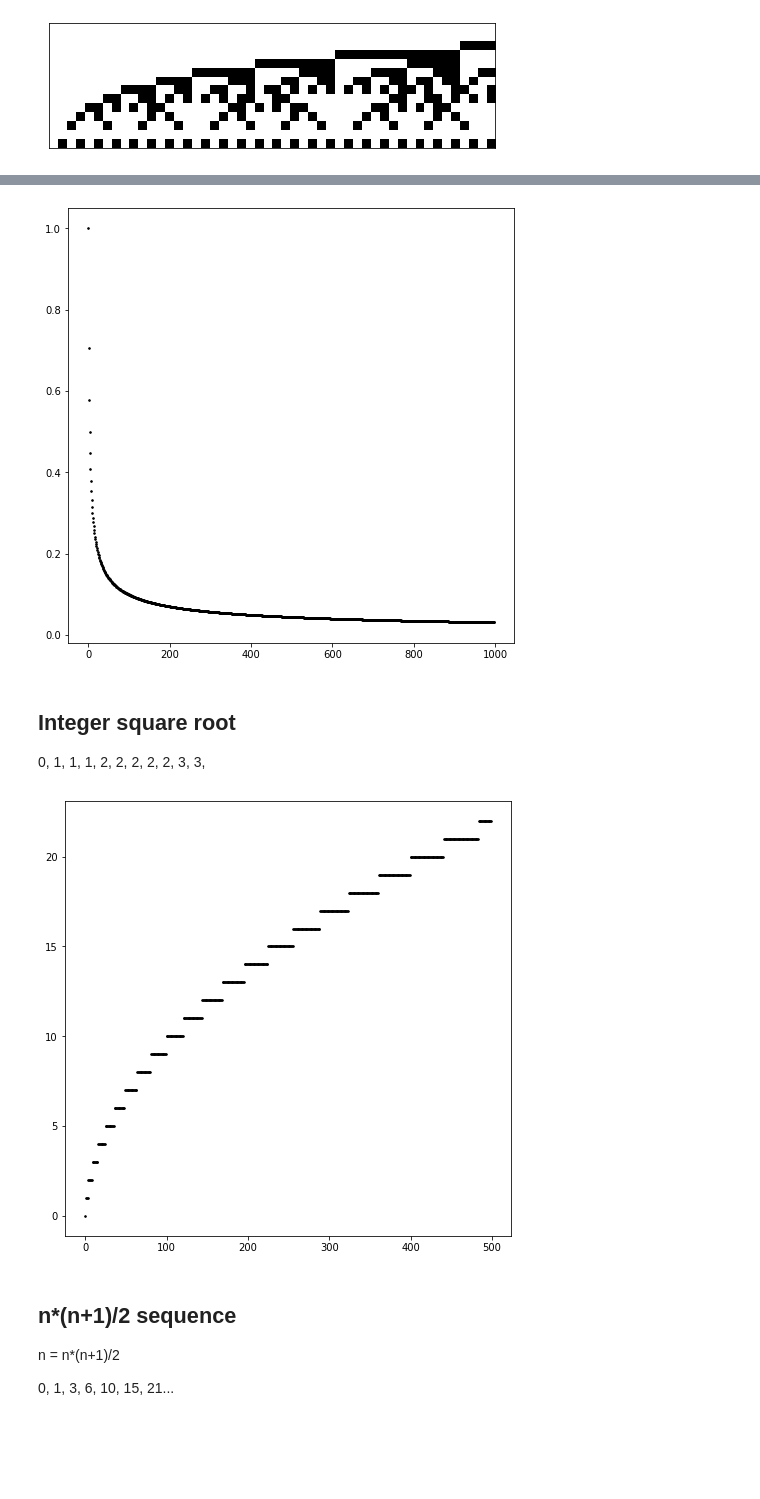
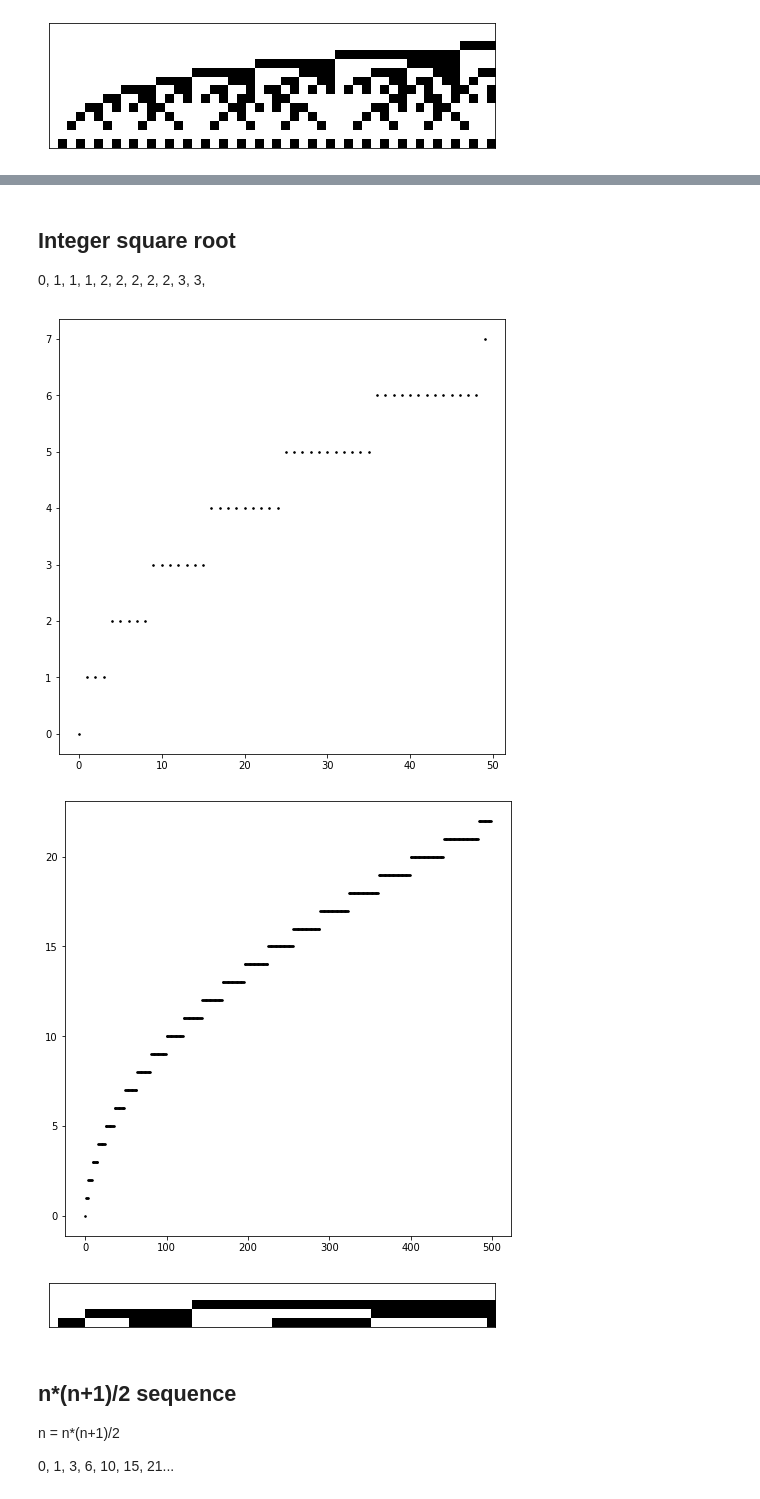
Before and after one commit to nekrasovp/nekrasovp.github.io, a Jupyter notebook: content/Number-sequences.ipynb, the cells around one changed output, grey strips where cells are left out. Drawn from its saved outputs; the diff is of its cells as text; code cells hidden in the pictures; blank space fills up the shorter version.

```diff
--- a/content/Number-sequences.ipynb
+++ b/content/Number-sequences.ipynb
@@ -107,17 +100,17 @@ sqrtndn_a = [(np.sqrt(n)/n) for n in range(1, 1000, 1)]
-# %%
-show_scatter(sqrtndn_a)
-# %% [output]
-[figure, removed]
 # %% [markdown]
 ## Integer square root
 
 0, 1, 1, 1, 2, 2, 2, 2, 2, 3, 3,
 # %%
 sqrtint_a = [int(np.sqrt(n)) for n in range(500)]
-# %%
-show_scatter(sqrtint_a)
-# %% [output]
-[figure, removed]
+# %%
+show_scatter(sqrtint_a[:50])
+show_scatter(sqrtint_a)
+show_bitmatrix(seq_to_bitmatrix(sqrtint_a[:50]).T)
+# %% [output]
+[figure, added]
+[figure, added]
+[figure, added]
 # %% [markdown]
 ## n*(n+1)/2 sequence
 
```
Also changed, not shown: parts of 21 cells of this notebook, 3 other files.
